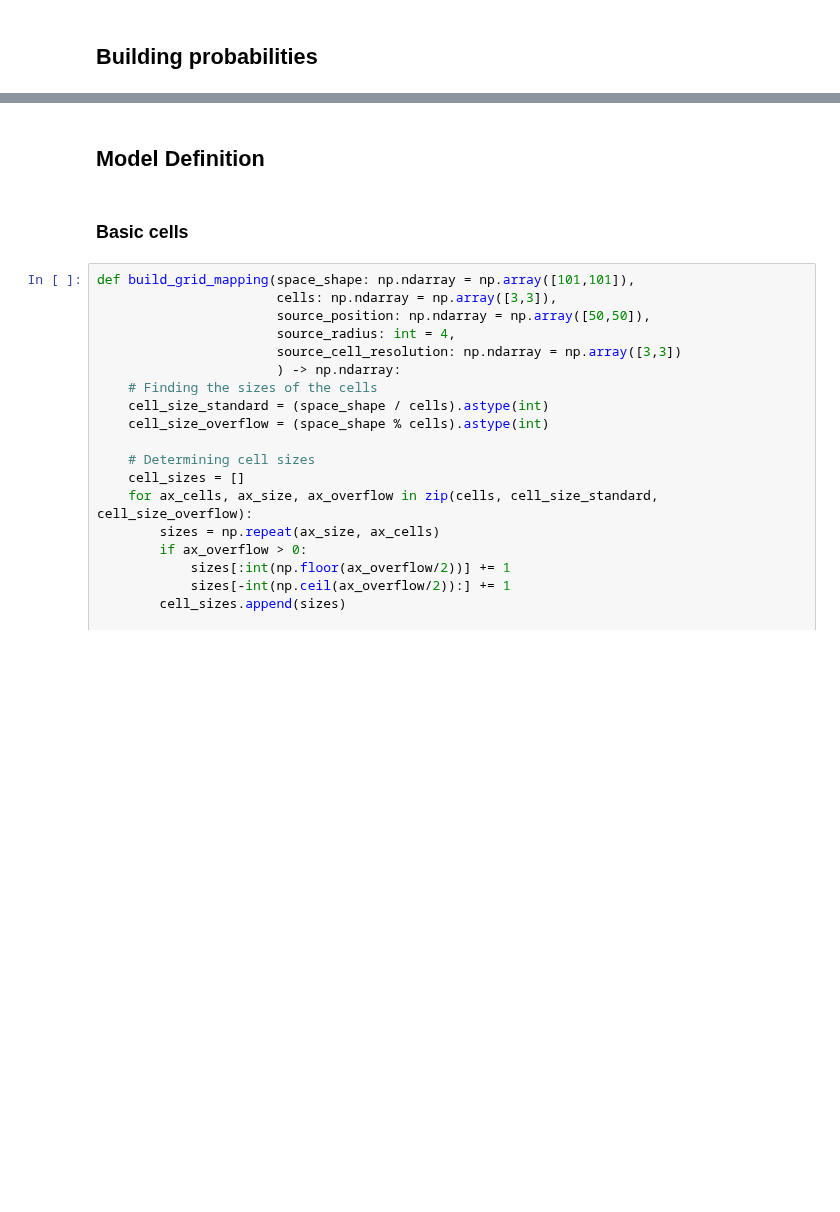
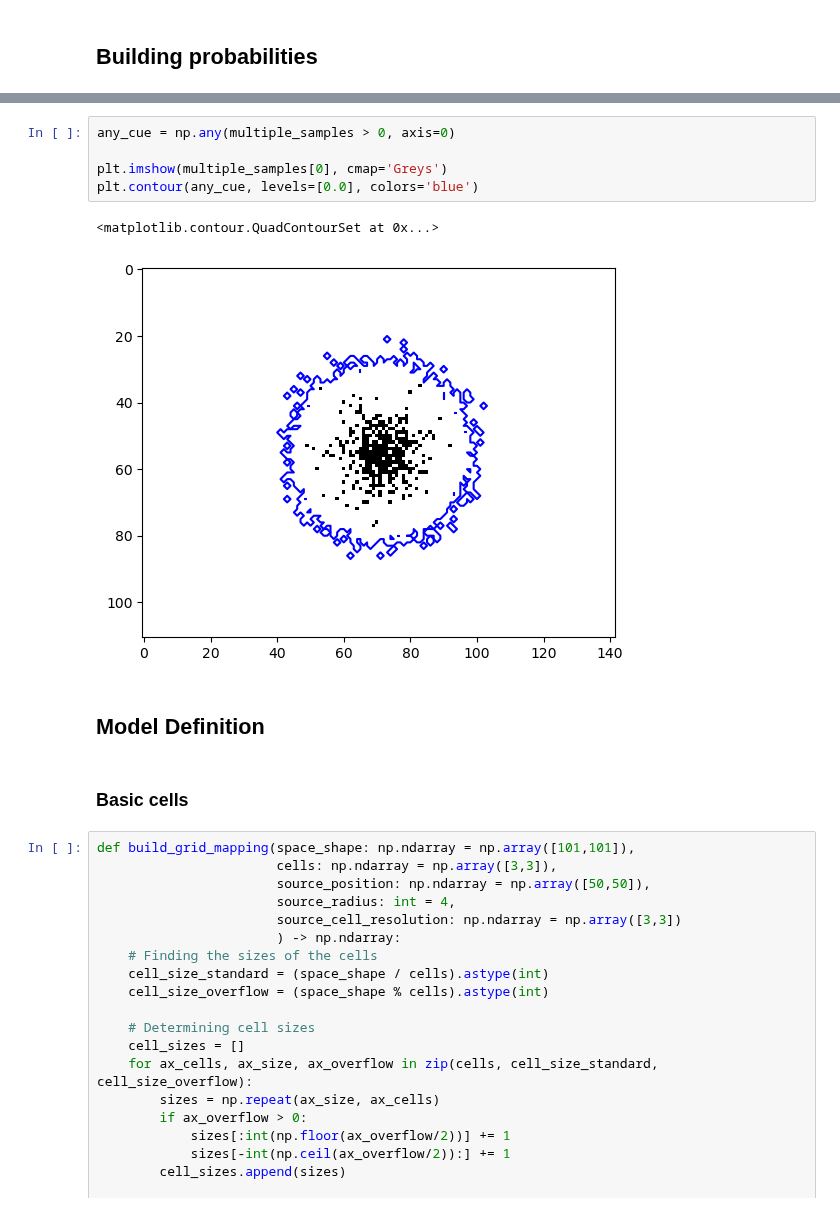
Before and after one commit to PimLb/olfactory-navigation, a Jupyter notebook: experiments/sea-robins/position_aware/6_source_cell_grid_with_sub_obs_model.ipynb, the cells around one changed output, grey strips where cells are left out. Saved outputs shown, nothing was run; the diff lists cells and outputs as text; blank space fills up the shorter version.

```diff
--- a/experiments/sea-robins/position_aware/6_source_cell_grid_with_sub_obs_model.ipynb
+++ b/experiments/sea-robins/position_aware/6_source_cell_grid_with_sub_obs_model.ipynb
@@ -68,3 +68,11 @@ plt.imshow(multiple_samples[4], cmap='Greys')
+# %%
+any_cue = np.any(multiple_samples > 0, axis=0)
+
+plt.imshow(multiple_samples[0], cmap='Greys')
+plt.contour(any_cue, levels=[0.0], colors='blue')
+# %% [output]
+<matplotlib.contour.QuadContourSet at 0x...>
+[figure, added]
 # %% [markdown]
 ## Model Definition
 # %% [markdown]
```
Also changed, not shown: parts of 6 cells of this notebook, 2 other files.
